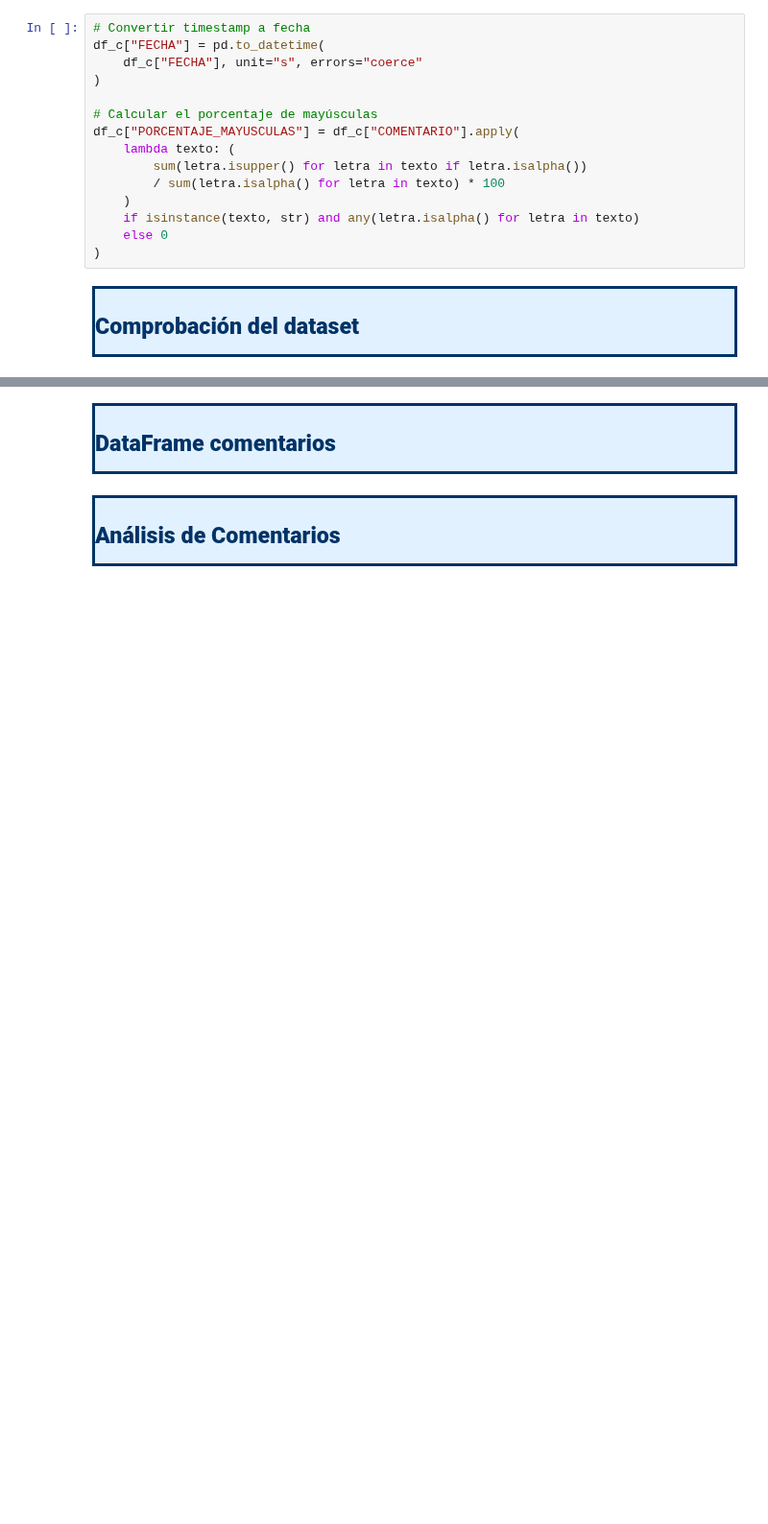
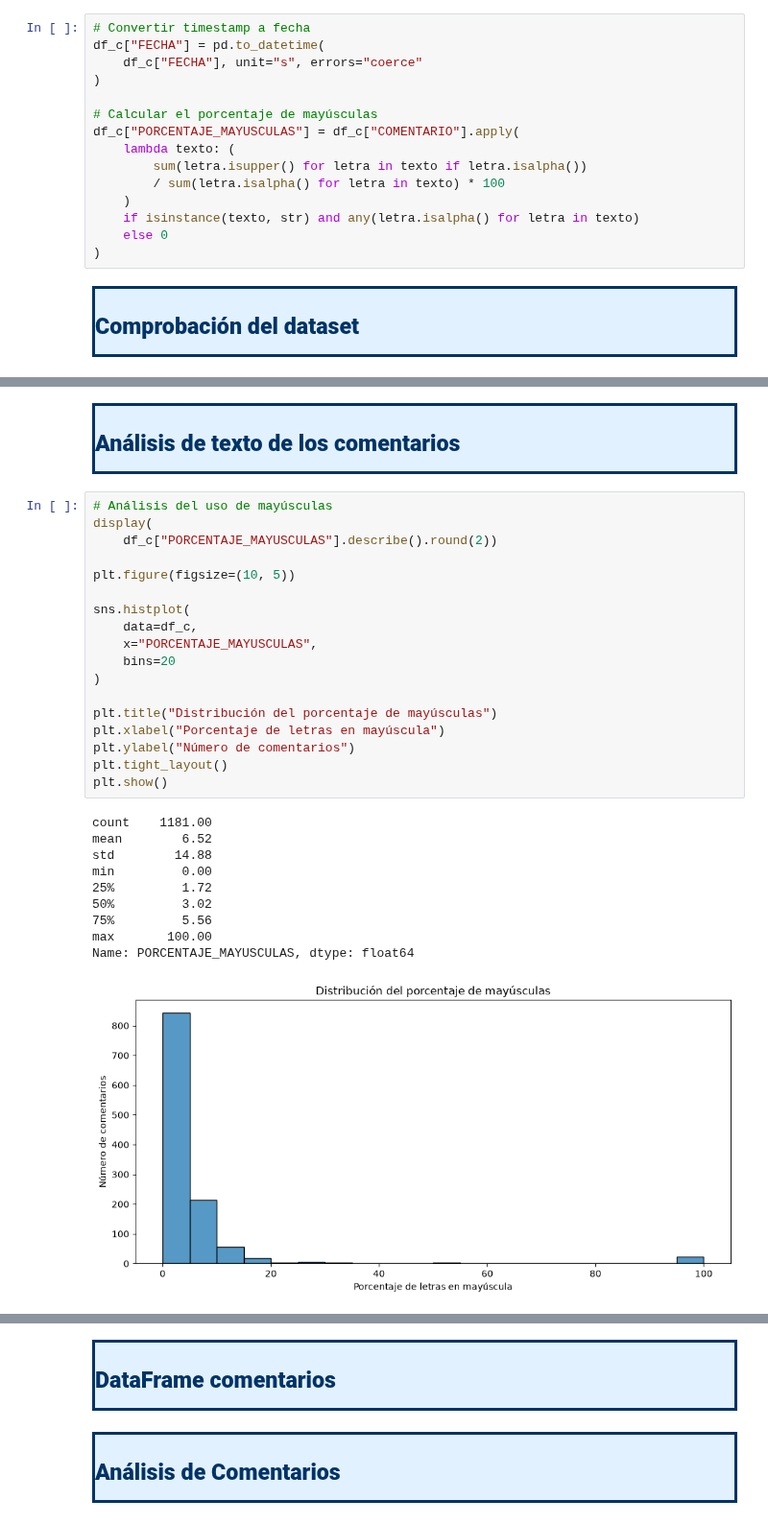
Before and after one commit to jejoama/Practicas_Curriculares, a Jupyter notebook: GENERAL.ipynb, the cells around one changed output, grey strips where cells are left out. Shown at 96% size. Drawn from its saved outputs; the diff is of its cells as text; blank space fills up the shorter version.

```diff
--- a/GENERAL.ipynb
+++ b/GENERAL.ipynb
@@ -654,0 +401,38 @@ display(
+# %% [markdown]
+<div style="
+  border:3px solid #003366;      /* azul oscuro (borde) */
+  border-radius:10px;
+  background-color:rgba(207,232,255,0.6);      /* azul claro (fondo) */
+  padding:4px 8px;              /* menos espacio interno */
+  overflow:auto;">
+<h2 align="left" style="color:#003366;margin:0;"><b>Análisis de texto de los comentarios</b></h2>
+</div>
+# %%
+# Análisis del uso de mayúsculas
+display(
+    df_c["PORCENTAJE_MAYUSCULAS"].describe().round(2))
+
+plt.figure(figsize=(10, 5))
+
+sns.histplot(
+    data=df_c,
+    x="PORCENTAJE_MAYUSCULAS",
+    bins=20
+)
+
+plt.title("Distribución del porcentaje de mayúsculas")
+plt.xlabel("Porcentaje de letras en mayúscula")
+plt.ylabel("Número de comentarios")
+plt.tight_layout()
+plt.show()
+# %% [output]
+count    1181.00
+mean        6.52
+std        14.88
+min         0.00
+25%         1.72
+50%         3.02
+75%         5.56
+max       100.00
+Name: PORCENTAJE_MAYUSCULAS, dtype: float64
+[figure, added]
```
Also changed, not shown: parts of 36 cells of this notebook.
